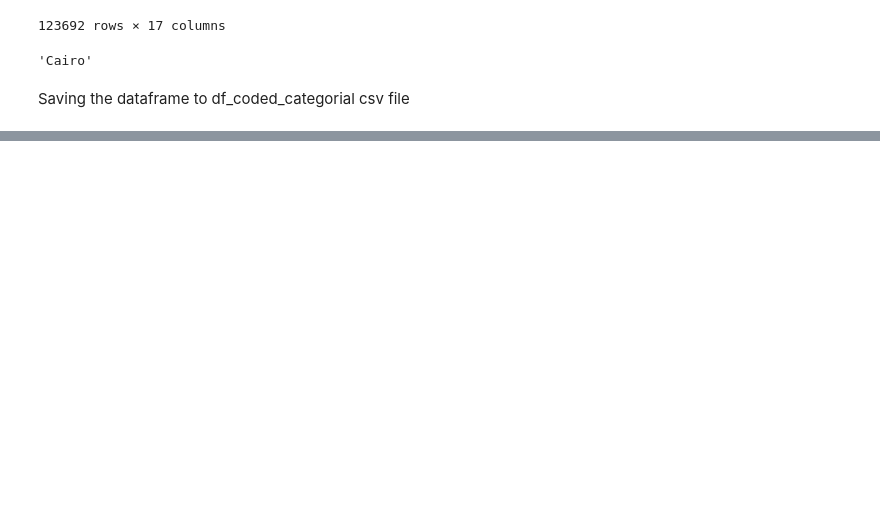
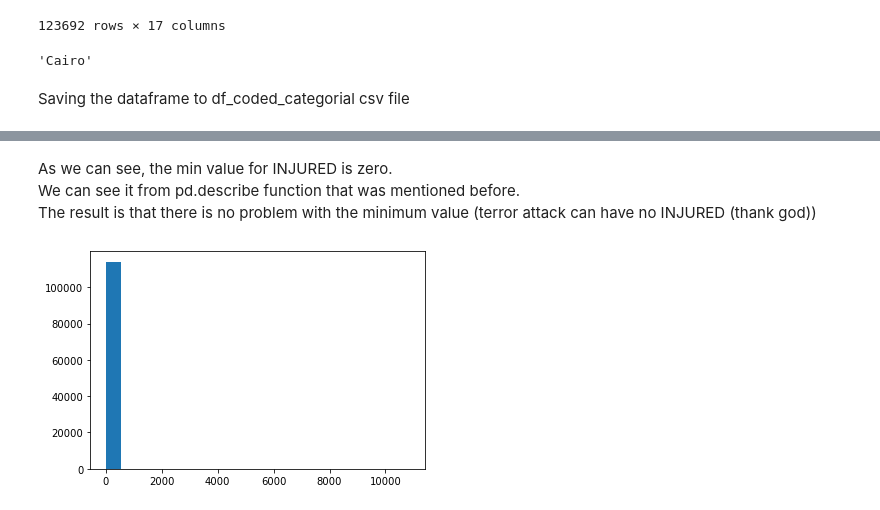
Before and after one commit to LahavHarary/Introduction-to-Data-Science-project, a Jupyter notebook: First Data Cleaning notebook.ipynb, the cells around one changed output, grey strips where cells are left out. Saved outputs shown, nothing was run; the diff lists cells and outputs as text; code cells hidden in the pictures; blank space fills up the shorter version.

```diff
--- a/First Data Cleaning notebook.ipynb
+++ b/First Data Cleaning notebook.ipynb
@@ -447,0 +619,12 @@ df.to_csv('df_coded_categorial.csv')
+# %% [markdown]
+As we can see, the min value for INJURED is zero.
+<br>
+We can see it from pd.describe function that was mentioned before.
+<br>
+The result is that there is no problem with the minimum value (terror attack can have no INJURED (thank god))
+# %%
+plt.hist(df_without_dup.INJURED,bins=20)
+plt.xlabel=("INJURED")
+plt.ylabel=("Frequency")
+# %% [output]
+[figure, added]
```
Also changed, not shown: parts of 43 cells of this notebook.
